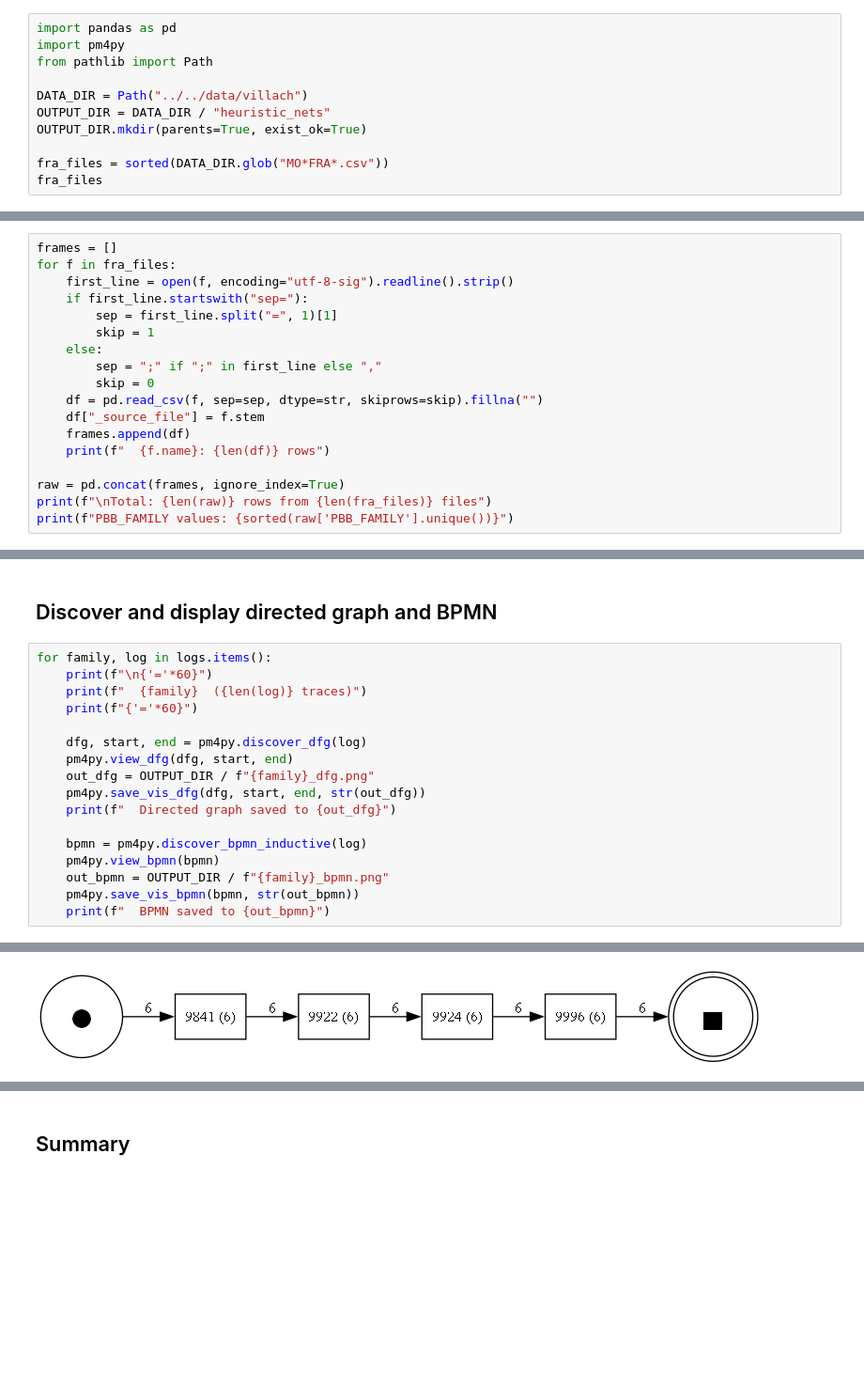
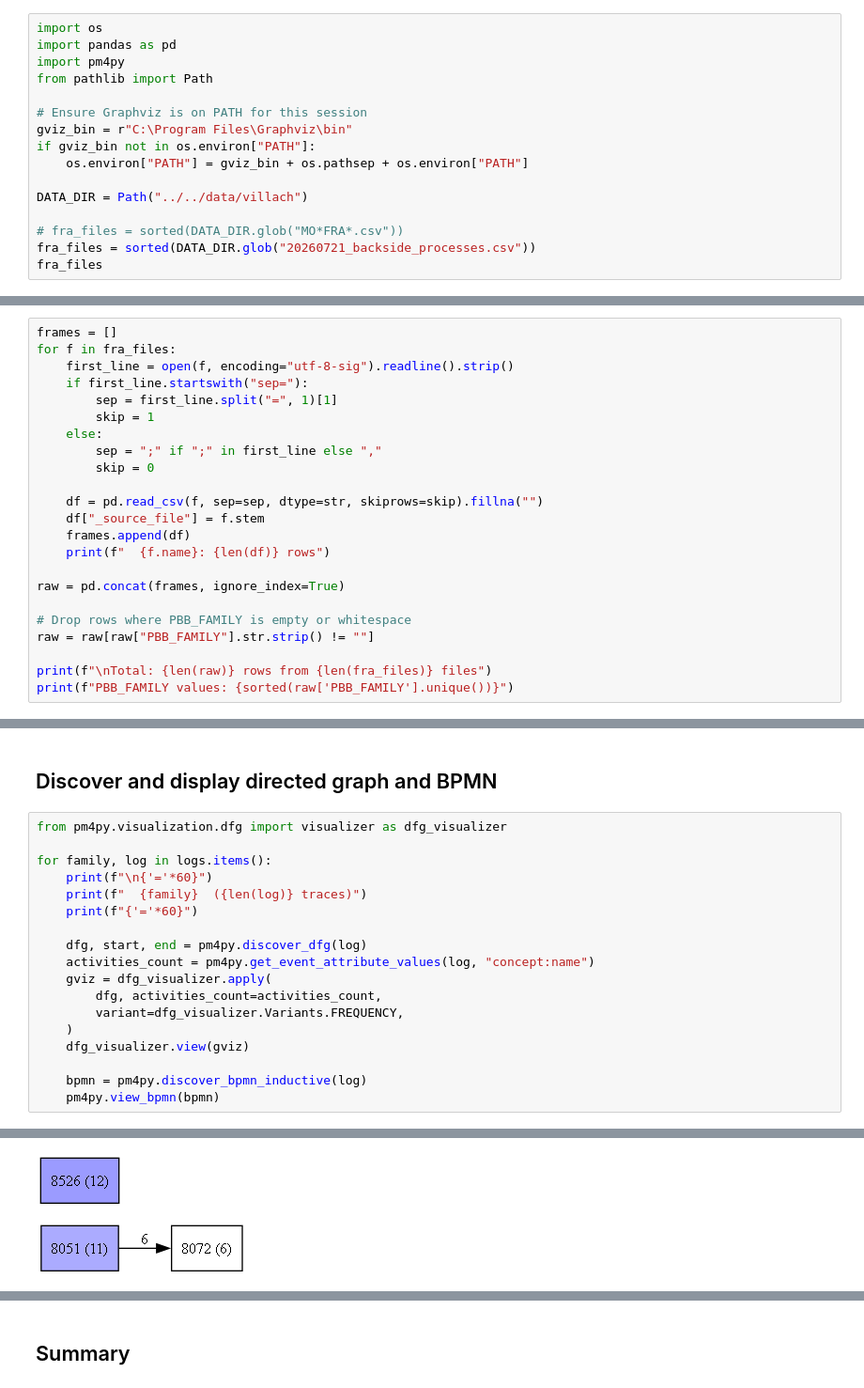
Before and after one commit to AyaSafan/process-mining-lab, a Jupyter notebook: notebooks/09_manual_pbb.ipynb, the cells around one changed output, grey strips where cells are left out. Shown at 94% size. Saved outputs shown, nothing was run; the diff lists cells and outputs as text; blank space fills up the shorter version.

Commit message:
run backside_processes

```diff
--- a/notebooks/09_manual_pbb.ipynb
+++ b/notebooks/09_manual_pbb.ipynb
@@ -7,14 +7,19 @@ Loads every CSV file matching `MO*FRA*.csv` in `data/villach/`, groups rows by
 - **Case identifier** = `ROUTE` (same role as `ROUTEID` in notebook 04)
 - **Event / activity** = `OPERATION`
 # %%
+import os
 import pandas as pd
 import pm4py
 from pathlib import Path
 
+# Ensure Graphviz is on PATH for this session
+gviz_bin = r"C:\Program Files\Graphviz\bin"
+if gviz_bin not in os.environ["PATH"]:
+    os.environ["PATH"] = gviz_bin + os.pathsep + os.environ["PATH"]
+
 DATA_DIR = Path("../../data/villach")
-OUTPUT_DIR = DATA_DIR / "heuristic_nets"
-OUTPUT_DIR.mkdir(parents=True, exist_ok=True)
 
-fra_files = sorted(DATA_DIR.glob("MO*FRA*.csv"))
+# fra_files = sorted(DATA_DIR.glob("MO*FRA*.csv"))
+fra_files = sorted(DATA_DIR.glob("20260721_backside_processes.csv"))
 fra_files
 # %% [output]
@@ -33,12 +36,17 @@ for f in fra_files:
     else:
         sep = ";" if ";" in first_line else ","
         skip = 0
+
     df = pd.read_csv(f, sep=sep, dtype=str, skiprows=skip).fillna("")
     df["_source_file"] = f.stem
     frames.append(df)
     print(f"  {f.name}: {len(df)} rows")
 
 raw = pd.concat(frames, ignore_index=True)
+
+# Drop rows where PBB_FAMILY is empty or whitespace
+raw = raw[raw["PBB_FAMILY"].str.strip() != ""]
+
 print(f"\nTotal: {len(raw)} rows from {len(fra_files)} files")
 print(f"PBB_FAMILY values: {sorted(raw['PBB_FAMILY'].unique())}")
 # %% [output]
@@ -89,21 +96,22 @@ for family, group in raw.groupby("PBB_FAMILY"):
 # %% [markdown]
 ## Discover and display directed graph and BPMN
 # %%
+from pm4py.visualization.dfg import visualizer as dfg_visualizer
+
 for family, log in logs.items():
     print(f"\n{'='*60}")
     print(f"  {family}  ({len(log)} traces)")
     print(f"{'='*60}")
 
     dfg, start, end = pm4py.discover_dfg(log)
-    pm4py.view_dfg(dfg, start, end)
-    out_dfg = OUTPUT_DIR / f"{family}_dfg.png"
-    pm4py.save_vis_dfg(dfg, start, end, str(out_dfg))
-    print(f"  Directed graph saved to {out_dfg}")
+    activities_count = pm4py.get_event_attribute_values(log, "concept:name")
+    gviz = dfg_visualizer.apply(
+        dfg, activities_count=activities_count,
+        variant=dfg_visualizer.Variants.FREQUENCY,
+    )
+    dfg_visualizer.view(gviz)
 
     bpmn = pm4py.discover_bpmn_inductive(log)
     pm4py.view_bpmn(bpmn)
-    out_bpmn = OUTPUT_DIR / f"{family}_bpmn.png"
-    pm4py.save_vis_bpmn(bpmn, str(out_bpmn))
-    print(f"  BPMN saved to {out_bpmn}")
 # %% [output]
 ============================================================
@@ -111,2 +119,2 @@ for family, log in logs.items():
 ============================================================
-[figure, old version]
+[figure, new version]
```
Also changed, not shown: parts of 5 cells of this notebook.
